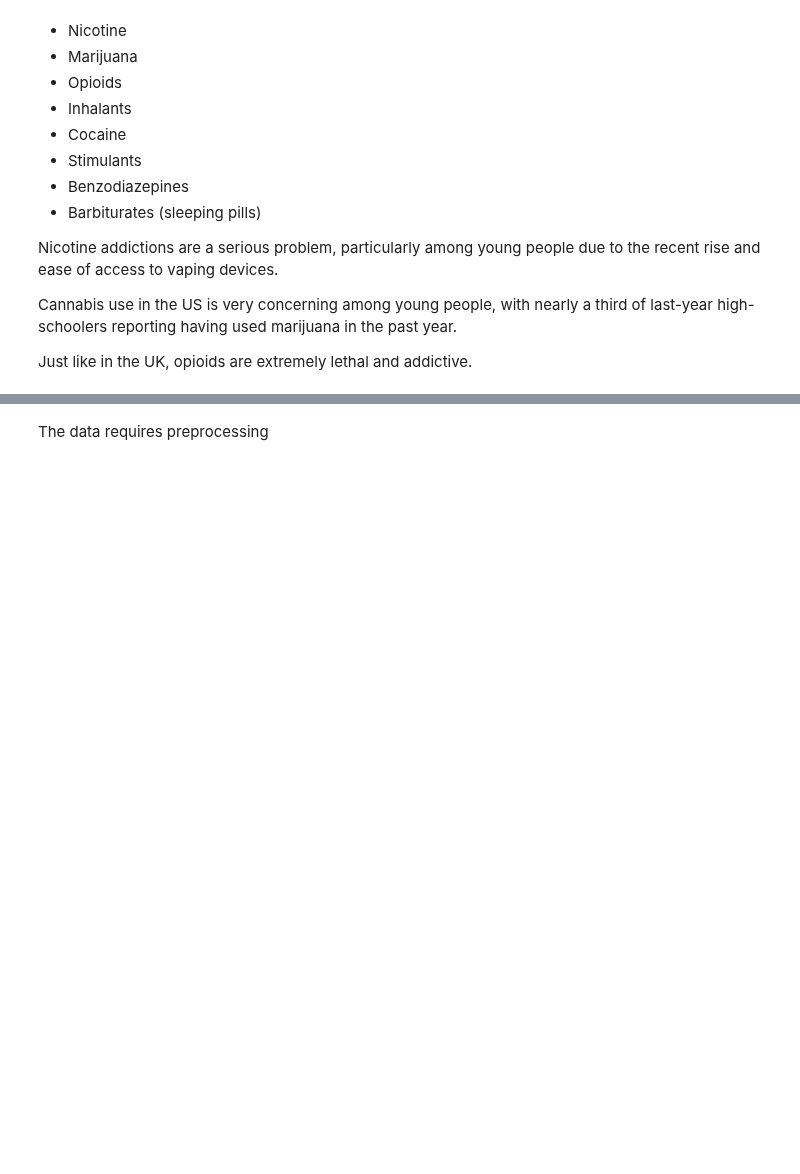
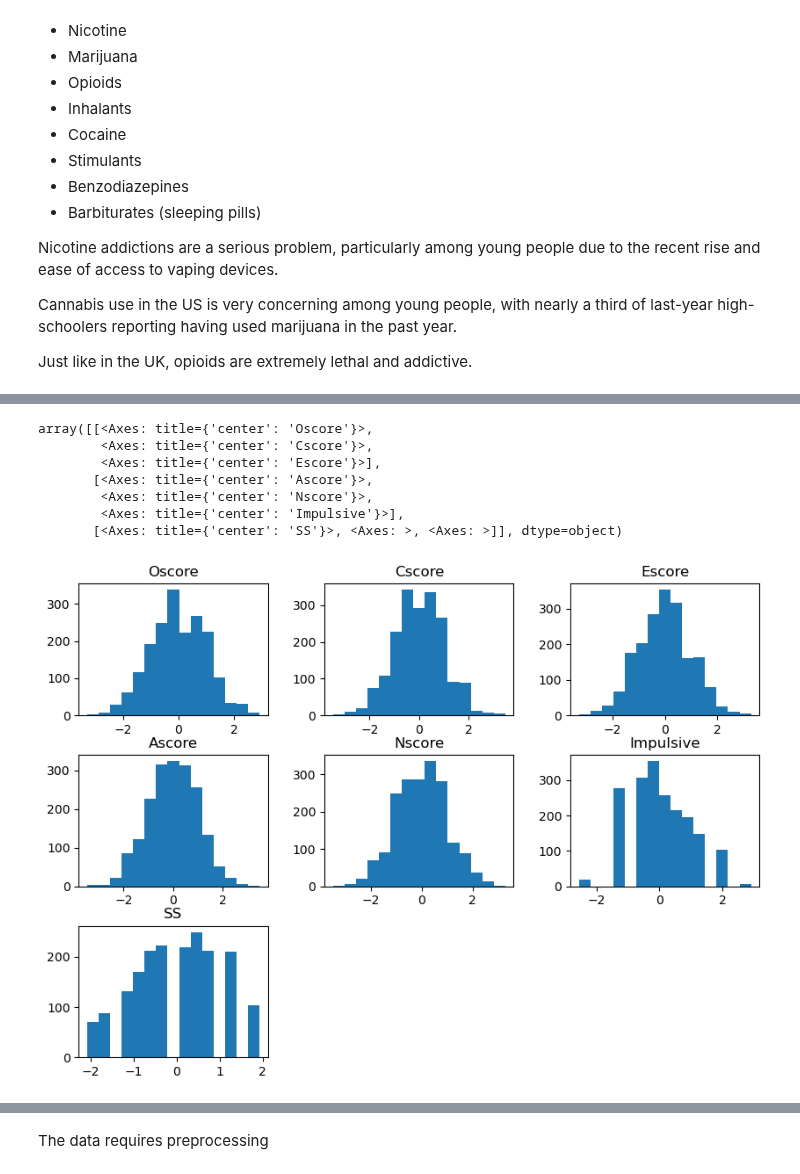
Before and after one commit to maksio420/ML, a Jupyter notebook: 7-final-drugs-anal/7. Final Group Project.ipynb, the cells around one changed output, grey strips where cells are left out. Drawn from its saved outputs; the diff is of its cells as text; code cells hidden in the pictures; blank space fills up the shorter version.

```diff
--- a/7-final-drugs-anal/7. Final Group Project.ipynb
+++ b/7-final-drugs-anal/7. Final Group Project.ipynb
@@ -359,0 +373,21 @@ After these findings about the two most representative countries in our data, th
+# %%
+# I just noticed that all the Big-Five personality trait columns
+# have 'score' written in lowercase except for Agreeableness,
+# which has it capitalized, so I'll just correct that on the
+# original DataFrame for consistency.
+
+dataRaw.rename(columns={'AScore': 'Ascore'}, inplace='true')
+# %%
+personality_cols = ['Oscore', 'Cscore', 'Escore', 'Ascore', 'Nscore', 'Impulsive', 'SS']
+personality_only = dataRaw[personality_cols]
+
+personality_only.hist(bins=15, figsize=(10,7), grid=False)
+# %% [output]
+array([[<Axes: title={'center': 'Oscore'}>,
+        <Axes: title={'center': 'Cscore'}>,
+        <Axes: title={'center': 'Escore'}>],
+       [<Axes: title={'center': 'Ascore'}>,
+        <Axes: title={'center': 'Nscore'}>,
+        <Axes: title={'center': 'Impulsive'}>],
+       [<Axes: title={'center': 'SS'}>, <Axes: >, <Axes: >]], dtype=object)
+[figure, added]
```
Also changed, not shown: parts of 53 cells of this notebook.
